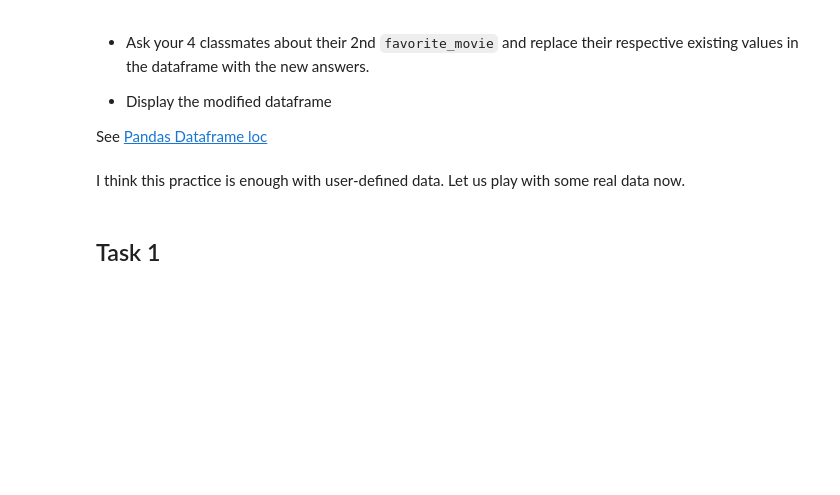
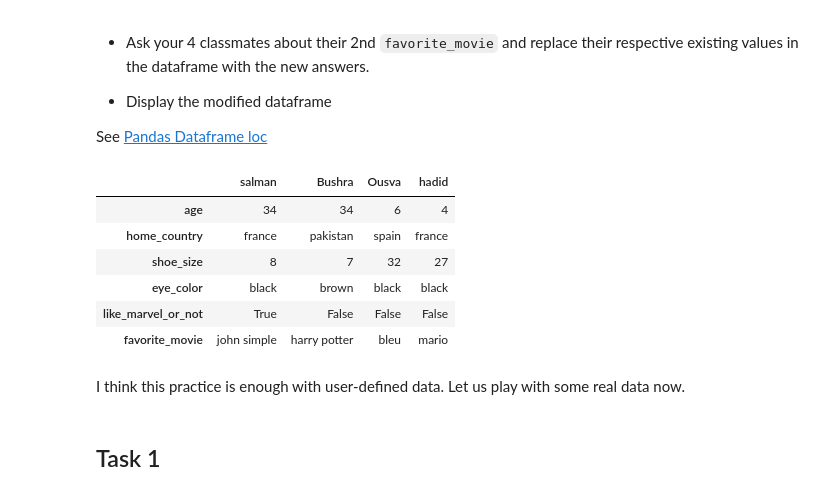
Before and after one commit to salmanshahid8/ml_practice_exercise, a Jupyter notebook: exercises/1_pandas_exe.ipynb, the cells around one changed output. Saved outputs shown, nothing was run; the diff lists cells and outputs as text; code cells hidden in the pictures; blank space fills up the shorter version.

```diff
--- a/exercises/1_pandas_exe.ipynb
+++ b/exercises/1_pandas_exe.ipynb
@@ -155,6 +246,19 @@ See [Pandas Dataframe Columns](https://pandas.pydata.org/docs/reference/api/pand
 - Display the modified dataframe
 
 See [Pandas Dataframe loc](https://pandas.pydata.org/docs/reference/api/pandas.DataFrame.loc.html#pandas.DataFrame.loc)
+# %%
+data.loc["favorite_movie","Bushra"] = "harry potter"
+data.loc["favorite_movie","hadid"] = "mario"
+data.loc["favorite_movie","Ousva"] = "bleu"
+data
+# %% [output]
+|  | salman | Bushra | Ousva | hadid |
+| age | 34 | 34 | 6 | 4 |
+| home_country | france | pakistan | spain | france |
+| shoe_size | 8 | 7 | 32 | 27 |
+| eye_color | black | brown | black | black |
+| like_marvel_or_not | True | False | False | False |
+| favorite_movie | john simple | harry potter | bleu | mario |
 # %% [markdown]
 I think this practice is enough with user-defined data. Let us play with some real data now.
 # %% [markdown]
```
Also changed, not shown: parts of 11 cells of this notebook.
